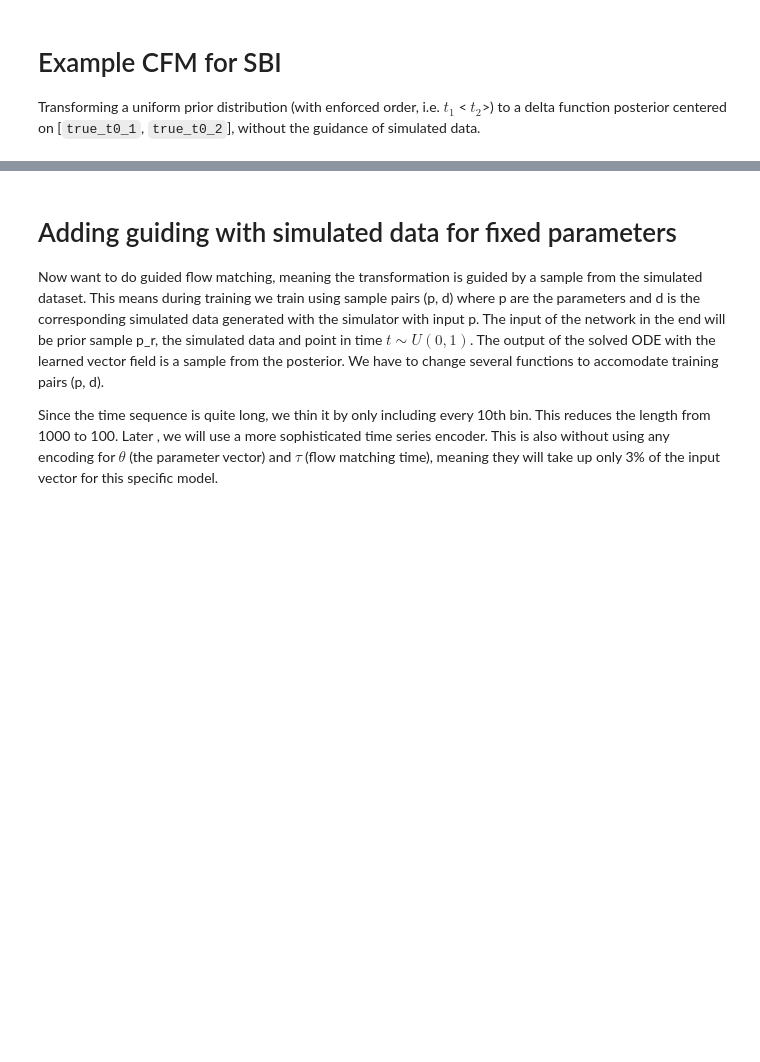
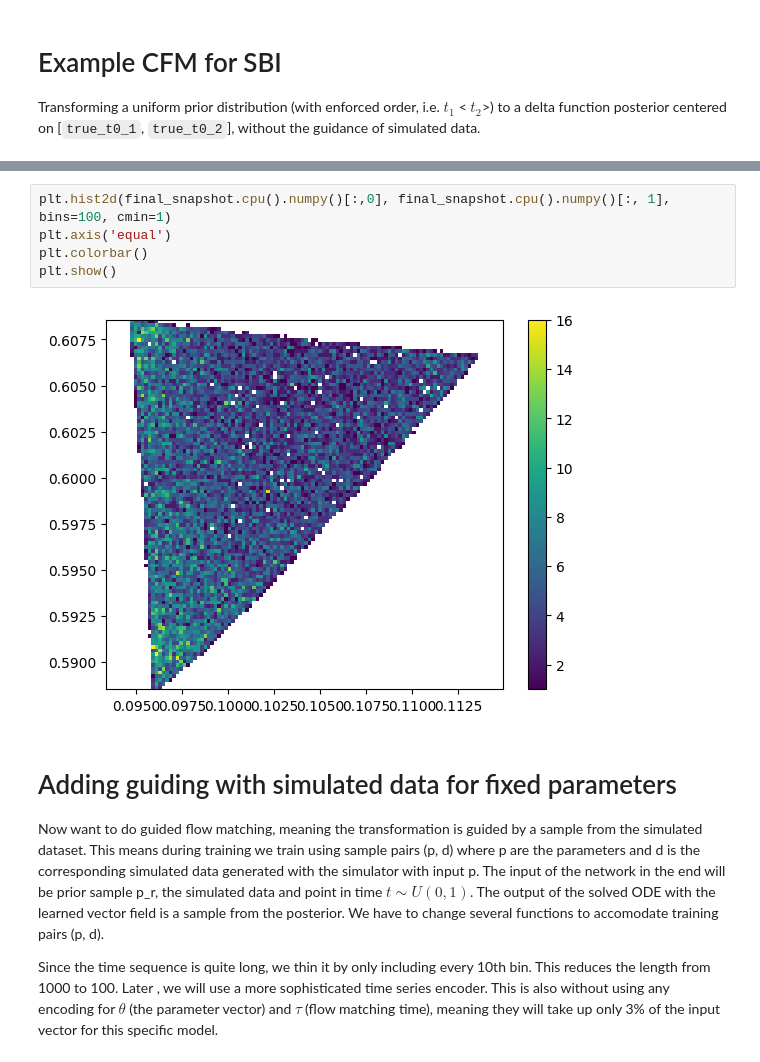
Before and after one commit to Ninavd/FRB-flow, a Jupyter notebook: notebooks/FM_simple_model.ipynb, the cells around one changed output, grey strips where cells are left out. Cells and saved outputs as stored; diff of their text form; blank space fills up the shorter version.

```diff
--- a/notebooks/FM_simple_model.ipynb
+++ b/notebooks/FM_simple_model.ipynb
@@ -111,3 +125,10 @@ final_snapshot = plot_snapshots(xts, ts, record_every_idxs, num_marginals, show=
+# %%
+plt.hist2d(final_snapshot.cpu().numpy()[:,0], final_snapshot.cpu().numpy()[:, 1], bins=100, cmin=1)
+plt.axis('equal')
+plt.colorbar()
+plt.show()
+# %% [output]
+[figure, added]
 # %% [markdown]
 # Adding guiding with simulated data for fixed parameters
 Now want to do guided flow matching, meaning the transformation is guided by a sample from the simulated dataset. This means during training we train using sample pairs (p, d) where p are the parameters and d is the corresponding simulated data generated with the simulator with input p. The input of the network in the end will be prior sample p_r, the simulated data and point in time $t\sim U(0, 1)$. The output of the solved ODE with the learned vector field is a sample from the posterior. We have to change several functions to accomodate training pairs (p, d).
```
Also changed, not shown: parts of 5 cells of this notebook, 3 other files.
